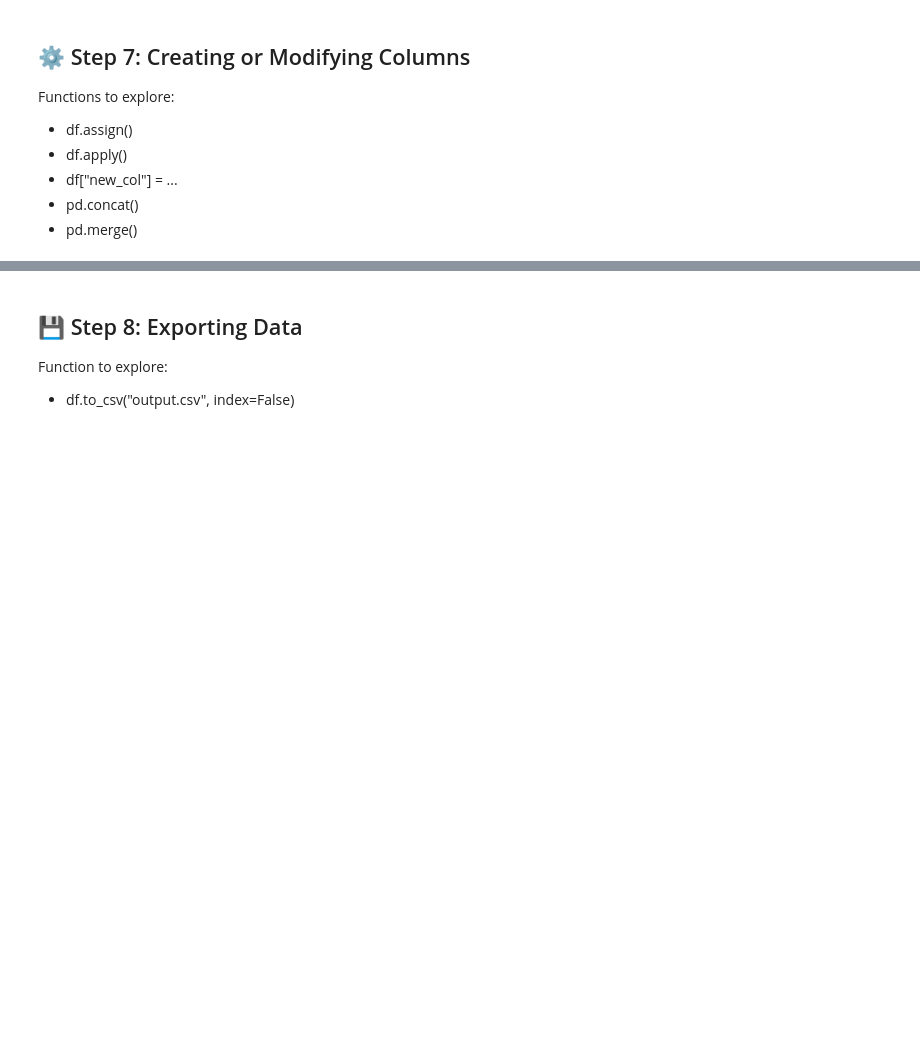
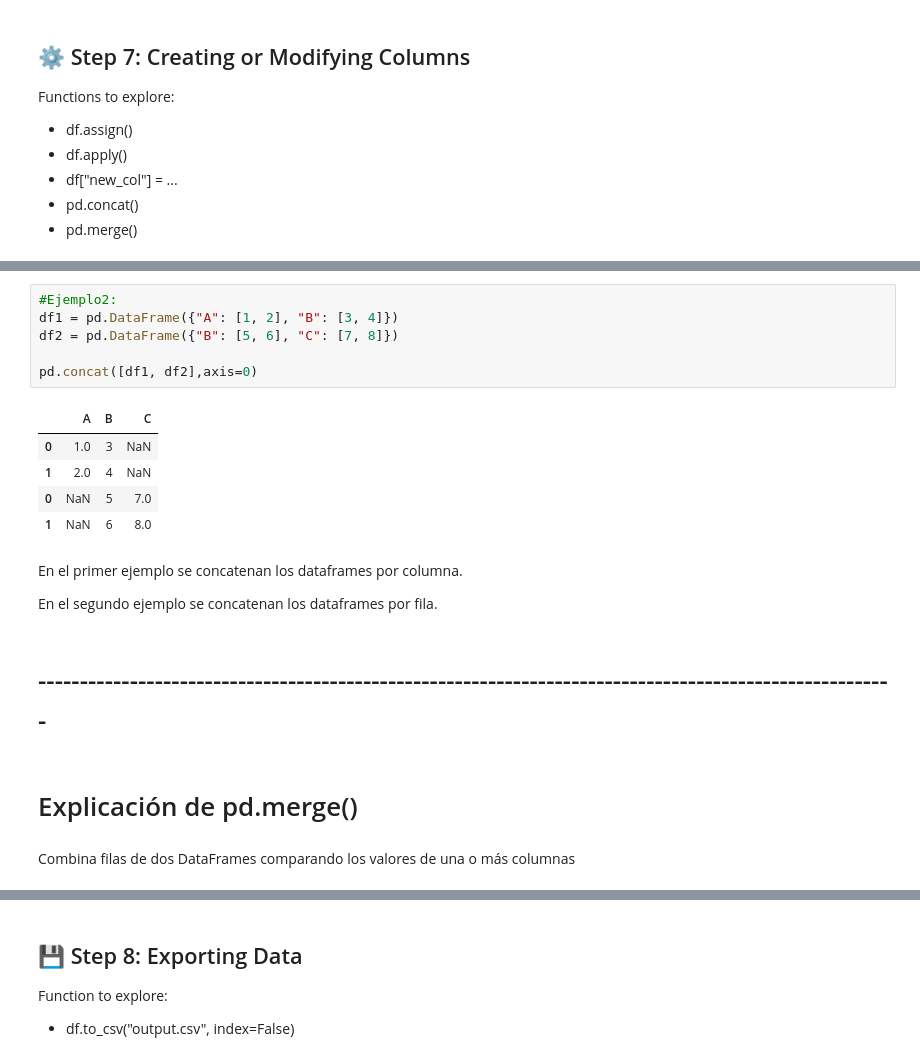
Before and after one commit to ivaanleeal/Task-1.1-Titanic-Dataset-Exploration-with-pandas, a Jupyter notebook: Titanic_Pandas_Practice_Notebook.ipynb, the cells around one changed output, grey strips where cells are left out. Saved outputs shown, nothing was run; the diff lists cells and outputs as text; blank space fills up the shorter version.

```diff
--- a/Titanic_Pandas_Practice_Notebook.ipynb
+++ b/Titanic_Pandas_Practice_Notebook.ipynb
@@ -636,0 +831,22 @@ df[["Age", "Fare", "Fare_per_Age"]].head()
+# %%
+#Ejemplo2:
+df1 = pd.DataFrame({"A": [1, 2], "B": [3, 4]})
+df2 = pd.DataFrame({"B": [5, 6], "C": [7, 8]})
+
+pd.concat([df1, df2],axis=0)
+# %% [output]
+|  | A | B | C |
+| 0 | 1.0 | 3 | NaN |
+| 1 | 2.0 | 4 | NaN |
+| 0 | NaN | 5 | 7.0 |
+| 1 | NaN | 6 | 8.0 |
+# %% [markdown]
+En el primer ejemplo se concatenan los dataframes por columna.
+
+En el segundo ejemplo se concatenan los dataframes por fila.
+# %% [markdown]
+# -------------------------------------------------------------------------------------------------------
+# %% [markdown]
+# Explicación de pd.merge()
+# %% [markdown]
+Combina filas de dos DataFrames comparando los valores de una o más columnas
```
Also changed, not shown: parts of 58 cells of this notebook, 1 other file.
